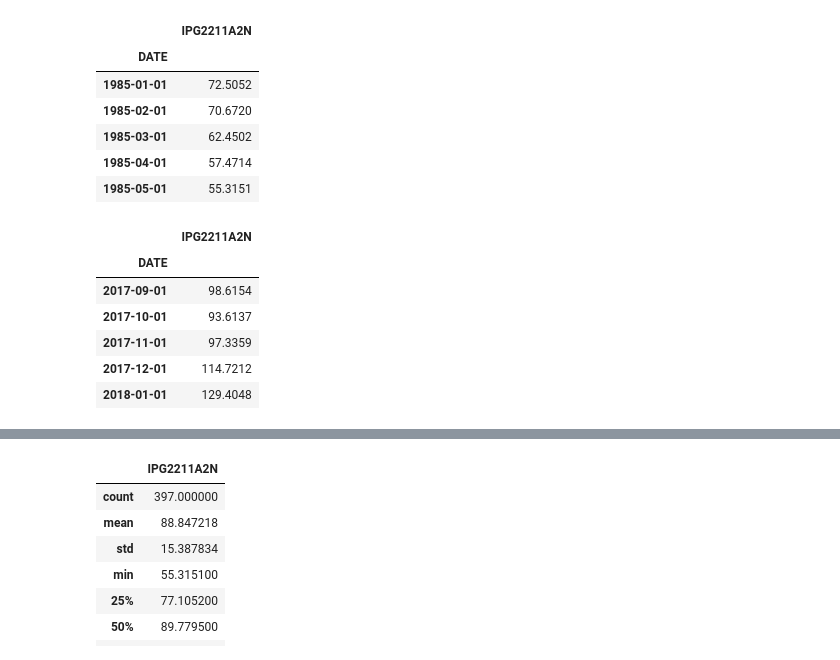
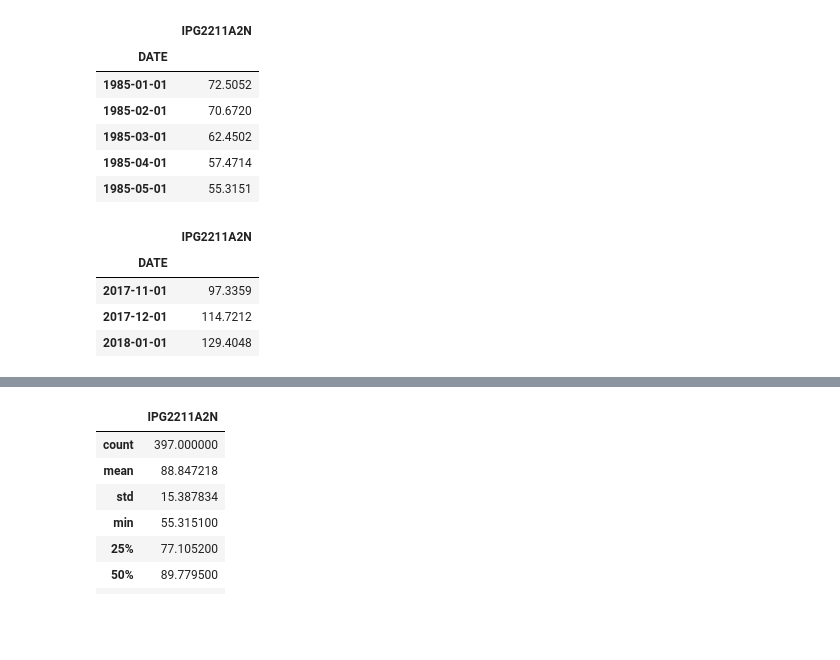
Before and after one commit to pooja614/ML_DL_projects, a Jupyter notebook: Time_series_of_Electric_Production.ipynb, the cells around one changed output, grey strips where cells are left out. Cells and saved outputs as stored; diff of their text form; code cells hidden in the pictures; blank space fills up the shorter version.

```diff
--- a/Time_series_of_Electric_Production.ipynb
+++ b/Time_series_of_Electric_Production.ipynb
@@ -78,12 +76,10 @@ dtype: object
 | 1985-04-01 | 57.4714 |
 | 1985-05-01 | 55.3151 |
 # %%
-df.tail()
+df.tail(3)
 # %% [output]
 |  | IPG2211A2N |
 | DATE |  |
-| 2017-09-01 | 98.6154 |
-| 2017-10-01 | 93.6137 |
 | 2017-11-01 | 97.3359 |
 | 2017-12-01 | 114.7212 |
 | 2018-01-01 | 129.4048 |
```
Also changed, not shown: parts of 72 cells of this notebook.
